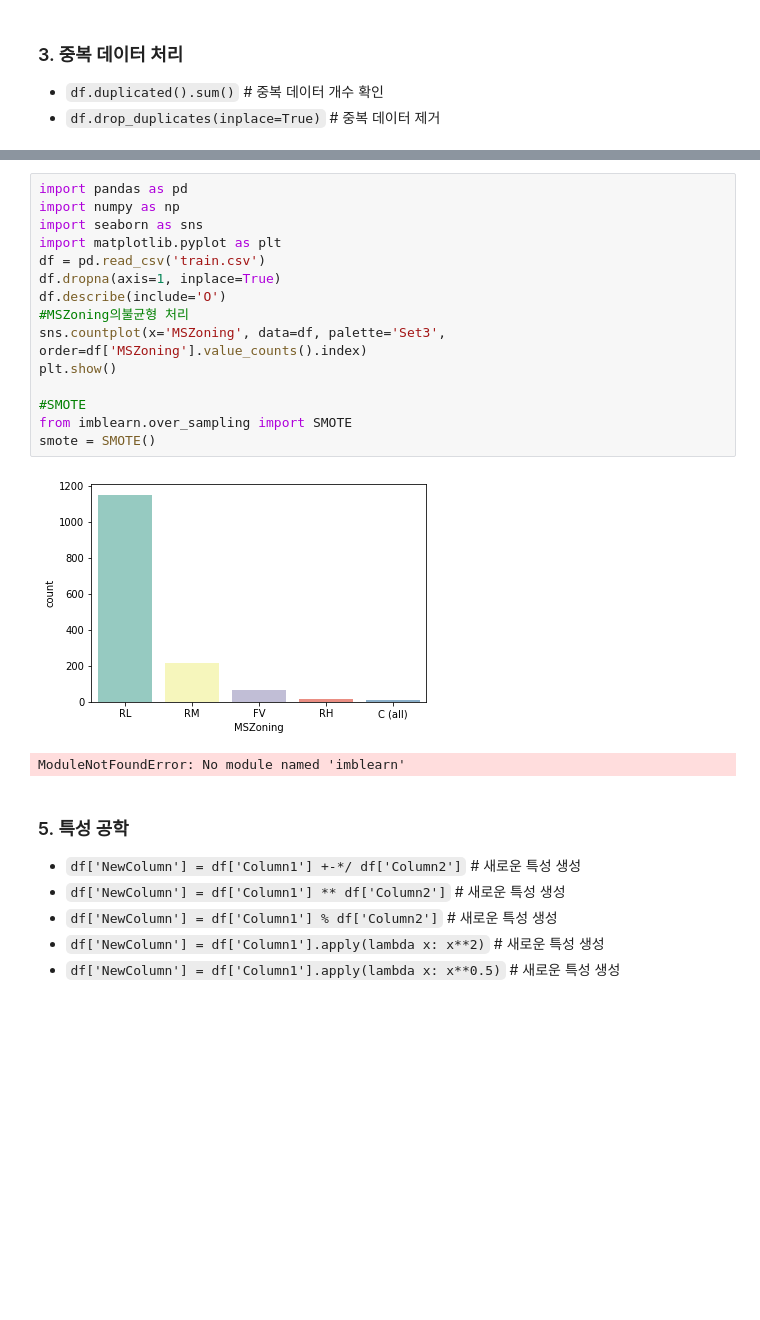
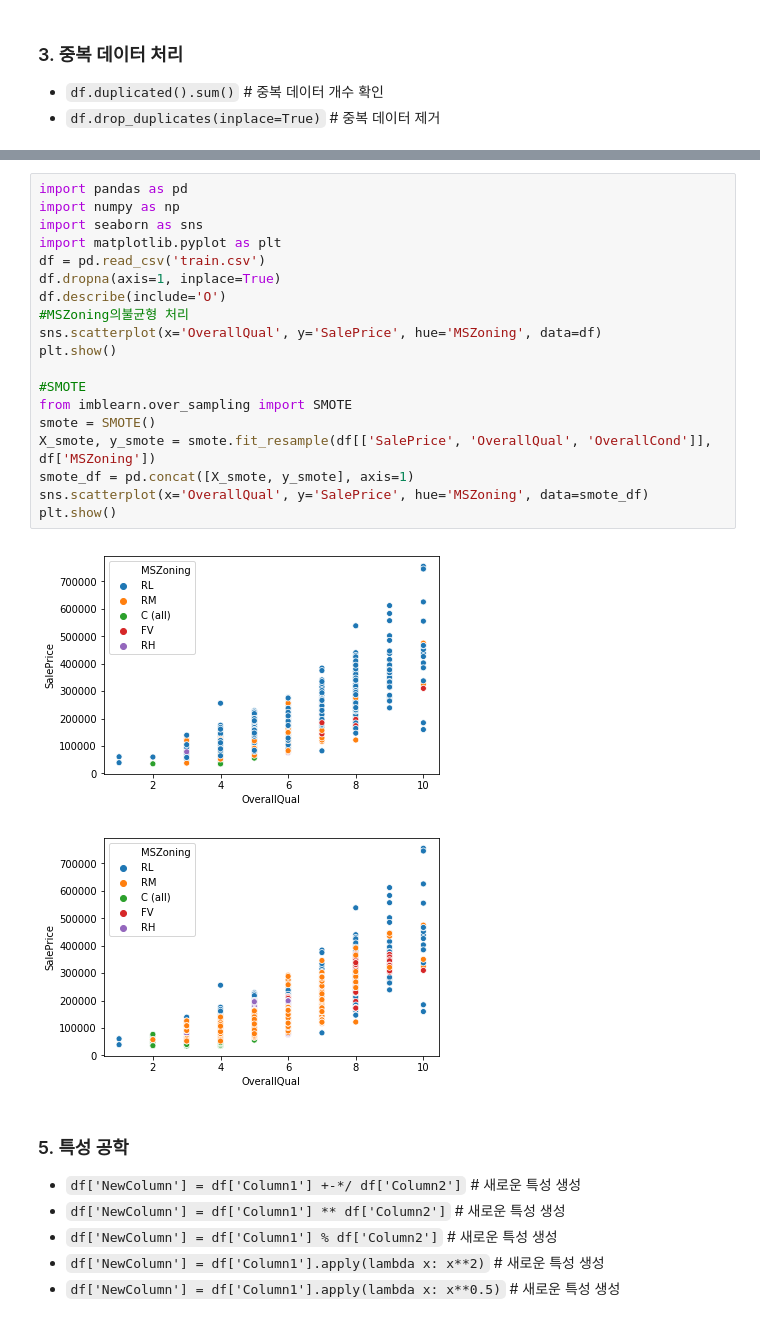
Before and after one commit to Daehee-Park/ADP, a Jupyter notebook: 03.Preprocessing.ipynb, the cells around one changed output, grey strips where cells are left out. Cells and saved outputs as stored; diff of their text form; blank space fills up the shorter version.

```diff
--- a/03.Preprocessing.ipynb
+++ b/03.Preprocessing.ipynb
@@ -179,21 +180,25 @@ df.drop(['outlier'], axis=1, inplace=True)
 # %%
 import pandas as pd
 import numpy as np
 import seaborn as sns
 import matplotlib.pyplot as plt
 df = pd.read_csv('train.csv')
 df.dropna(axis=1, inplace=True)
 df.describe(include='O')
 #MSZoning의불균형 처리
-sns.countplot(x='MSZoning', data=df, palette='Set3', order=df['MSZoning'].value_counts().index)
+sns.scatterplot(x='OverallQual', y='SalePrice', hue='MSZoning', data=df)
 plt.show()
 
 #SMOTE
 from imblearn.over_sampling import SMOTE
 smote = SMOTE()
+X_smote, y_smote = smote.fit_resample(df[['SalePrice', 'OverallQual', 'OverallCond']], df['MSZoning'])
+smote_df = pd.concat([X_smote, y_smote], axis=1)
+sns.scatterplot(x='OverallQual', y='SalePrice', hue='MSZoning', data=smote_df)
+plt.show()
 # %% [output]
-[figure, old version]
+[figure, new version]
-ModuleNotFoundError: No module named 'imblearn'
+[figure, added]
 # %% [markdown]
 ### 5. 특성 공학
 - `df['NewColumn'] = df['Column1'] +-*/ df['Column2']` # 새로운 특성 생성
```
Also changed, not shown: parts of 1 cell of this notebook, 1 other file.
